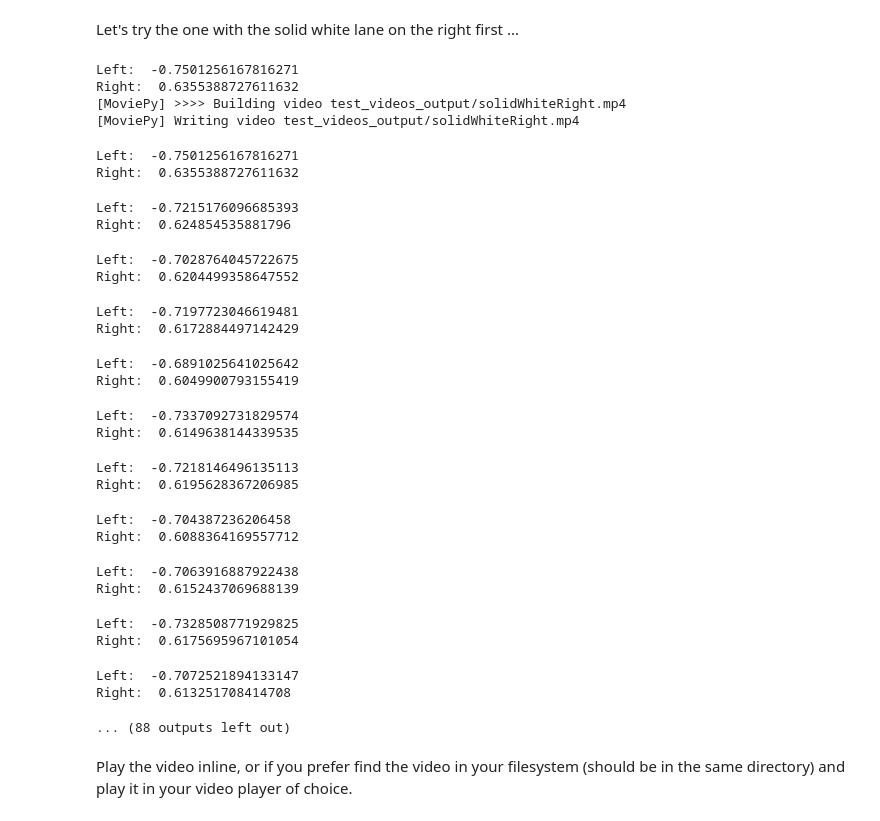
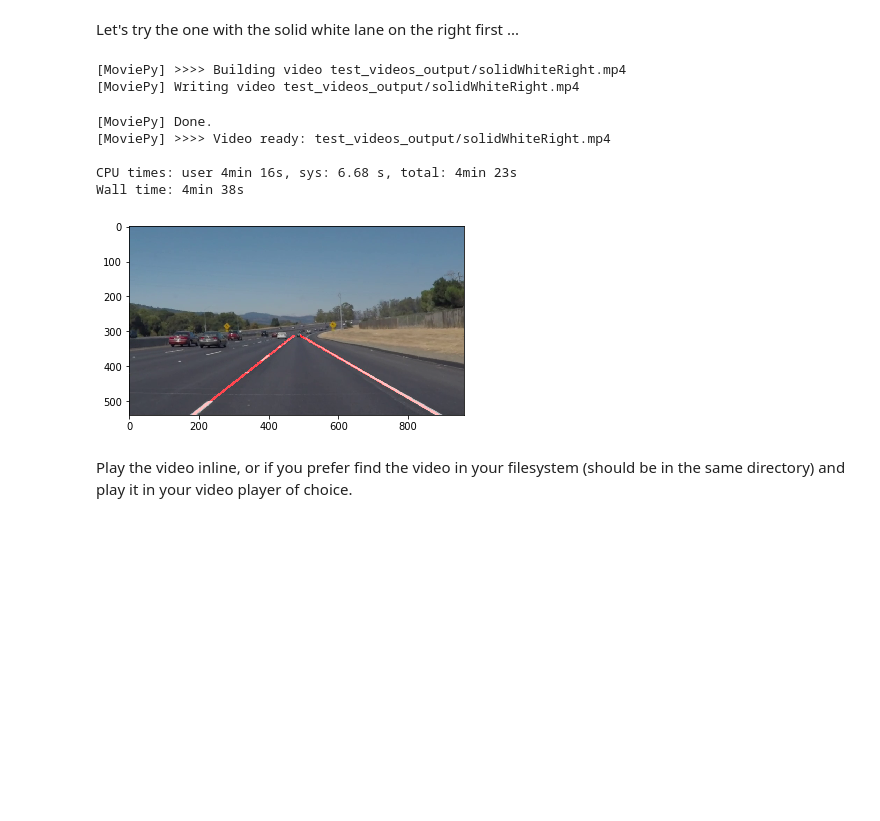
Before and after one commit to WhySongtao/Finding_Lane_Lines, a Jupyter notebook: P1.ipynb, the cells around one changed output. Saved outputs shown, nothing was run; the diff lists cells and outputs as text; code cells hidden in the pictures; blank space fills up the shorter version.

Commit message:
Tune the parameters for Hough transformation.

```diff
--- a/P1.ipynb
+++ b/P1.ipynb
@@ -235,7 +237,7 @@ Build the pipeline and run your solution on all test_images. Make copies into th
 Try tuning the various parameters, especially the low and high Canny thresholds as well as the Hough lines parameters.
 # %%
 def pipeline(image):
-    ysize, xsize = img.shape[0], img.shape[1]
+    ysize, xsize = image.shape[0], image.shape[1]
     # Convert to gray scale.
     gray = grayscale(image)
     mpimg.imsave("test_images_output/"  + "gray" + test_image, gray, cmap="gray")
@@ -250,7 +252,7 @@ def pipeline(image):
     high_threshold = 150
     edges = canny(gray, low_threshold, high_threshold)
     mpimg.imsave("test_images_output/" + "canny" + test_image, edges, cmap="gray")
-    fig, ax = plt.subplots(figsize=(20, 10))
+#     fig, ax = plt.subplots(figsize=(20, 10))
 #     ax.imshow(edges, cmap="gray")
 
     # Next we'll create a masked edges image using cv2.fillPoly()
@@ -263,9 +265,9 @@ def pipeline(image):
     # Define the Hough transform parameters
     rho = 1 # distance resolution in pixels of the Hough grid
     theta = np.pi/180 # angular resolution in radians of the Hough grid
-    threshold = 35 # minimum number of votes (intersections in Hough grid cell)
-    min_line_len = 3 #minimum number of pixels making up a line
-    max_line_gap = 2 # maximum gap in pixels between connectable line segments
+    min_line_len = xsize//16 #minimum number of pixels making up a line
+    threshold = min_line_len//4 # minimum number of votes (intersections in Hough grid cell)
+    max_line_gap = min_line_len//0.6 # maximum gap in pixels between connectable line segments
     # Run Hough on edge detected image
     # Output "lines" is an array containing endpoints of detected line segments
     lines = hough_lines(masked_edges, rho, theta, threshold, min_line_len, max_line_gap)
@@ -326,41 +339,22 @@ Let's try the one with the solid white lane on the right first ...
 # %%
 white_output = 'test_videos_output/solidWhiteRight.mp4'
 ## To speed up the testing process you may want to try your pipeline on a shorter subclip of the video
 ## To do so add .subclip(start_second,end_second) to the end of the line below
 ## Where start_second and end_second are integer values representing the start and end of the subclip
 ## You may also uncomment the following line for a subclip of the first 5 seconds
-clip1 = VideoFileClip("test_videos/solidWhiteRight.mp4").subclip(0,5)
-# clip1 = VideoFileClip("test_videos/solidWhiteRight.mp4")
+# clip1 = VideoFileClip("test_videos/solidWhiteRight.mp4").subclip(0,5)
+clip1 = VideoFileClip("test_videos/solidWhiteRight.mp4")
 white_clip = clip1.fl_image(process_image) #NOTE: this function expects color images!!
 %time white_clip.write_videofile(white_output, audio=False)
 # %% [output]
-Left:  -0.7501256167816271
-Right:  0.6355388727611632
 [MoviePy] >>>> Building video test_videos_output/solidWhiteRight.mp4
 [MoviePy] Writing video test_videos_output/solidWhiteRight.mp4
-Left:  -0.7501256167816271
-Right:  0.6355388727611632
+[MoviePy] Done.
+[MoviePy] >>>> Video ready: test_videos_output/solidWhiteRight.mp4
+
+CPU times: user 4min 16s, sys: 6.68 s, total: 4min 23s
+Wall time: 4min 38s
-Left:  -0.7215176096685393
-Right:  0.624854535881796
-Left:  -0.7028764045722675
-Right:  0.6204499358647552
-Left:  -0.7197723046619481
-Right:  0.6172884497142429
-Left:  -0.6891025641025642
-Right:  0.6049900793155419
-Left:  -0.7337092731829574
-Right:  0.6149638144339535
-Left:  -0.7218146496135113
-Right:  0.6195628367206985
-Left:  -0.704387236206458
-Right:  0.6088364169557712
-Left:  -0.7063916887922438
-Right:  0.6152437069688139
-Left:  -0.7328508771929825
-Right:  0.6175695967101054
-Left:  -0.7072521894133147
-Right:  0.613251708414708
-... (88 outputs left out)
+[figure, added]
 # %% [markdown]
 Play the video inline, or if you prefer find the video in your filesystem (should be in the same directory) and play it in your video player of choice.
 # %%
```
Also changed, not shown: parts of 5 cells of this notebook, 19 other files.
